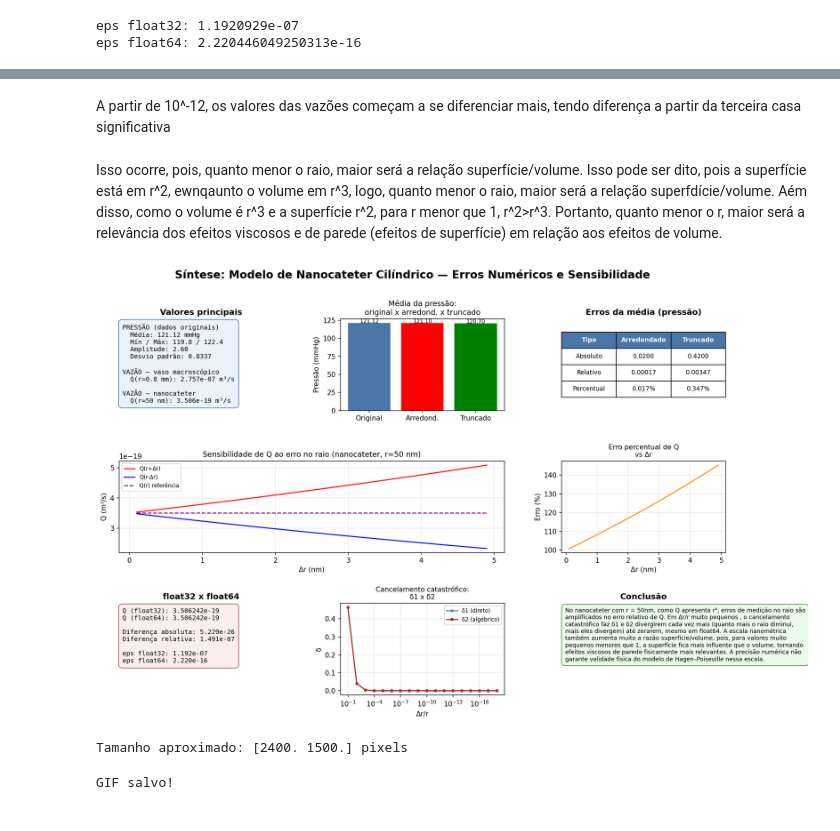
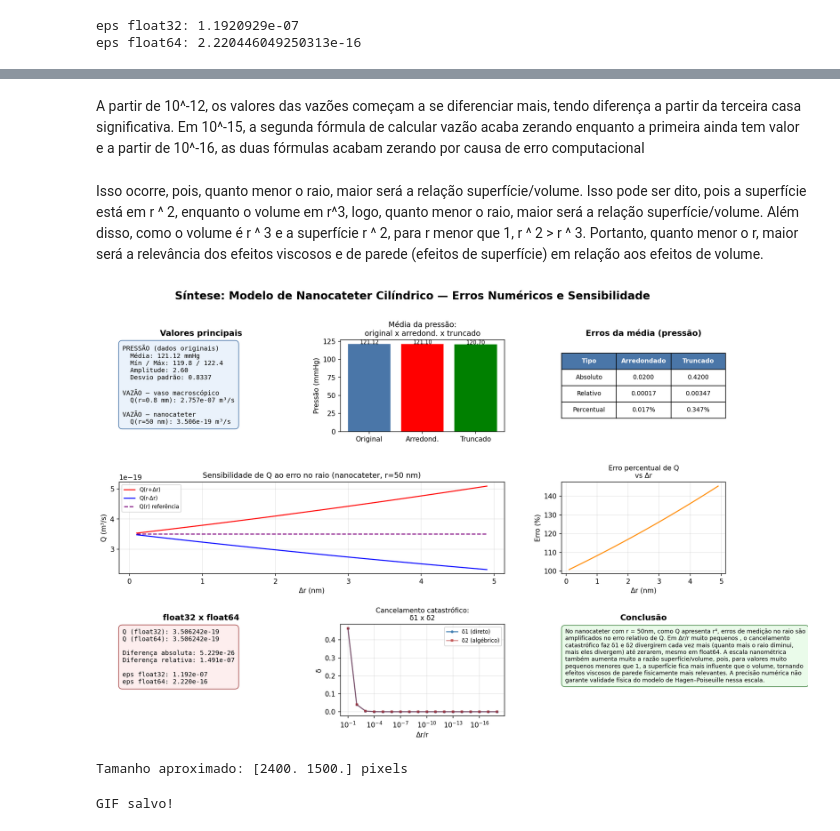
Before and after one commit to EduardoKenzoHayashi/CN-Lobosco, a Jupyter notebook: Atividade1.ipynb, the cells around one changed output, grey strips where cells are left out. Drawn from its saved outputs; the diff is of its cells as text; code cells hidden in the pictures.

```diff
--- a/Atividade1.ipynb
+++ b/Atividade1.ipynb
@@ -671,9 +675,9 @@ vaso2 - 0.0
 vaso1 - 0.0
 vaso2 - 0.0
 # %% [markdown]
-A partir de 10^-12, os valores das vazões começam a se diferenciar mais, tendo diferença a partir da terceira casa significativa
+A partir de 10^-12, os valores das vazões começam a se diferenciar mais, tendo diferença a partir da terceira casa significativa. Em 10^-15, a segunda fórmula de calcular vazão acaba zerando enquanto a primeira ainda tem valor e a partir de 10^-16, as duas fórmulas acabam zerando por causa de erro computacional
 # %% [markdown]
-Isso ocorre, pois, quanto menor o raio, maior será a relação superfície/volume. Isso pode ser dito, pois a superfície está em r^2, ewnqaunto o volume em r^3, logo, quanto menor o raio, maior será a relação superfdície/volume. Aém disso, como o volume é r^3 e a superfície r^2, para r menor que 1, r^2>r^3. Portanto, quanto menor o r, maior será a relevância dos efeitos viscosos e de parede (efeitos de superfície) em relação aos efeitos de volume.
+Isso ocorre, pois, quanto menor o raio, maior será a relação superfície/volume. Isso pode ser dito, pois a superfície está em r ^ 2, enquanto o volume em r^3, logo, quanto menor o raio, maior será a relação superfície/volume. Além disso, como o volume é r ^ 3 e a superfície r ^ 2, para r menor que 1, r ^ 2 > r ^ 3. Portanto, quanto menor o r, maior será a relevância dos efeitos viscosos e de parede (efeitos de superfície) em relação aos efeitos de volume.
 # %%
 import matplotlib.pyplot as plt
 import matplotlib.gridspec as gridspec
@@ -790,7 +794,7 @@ ax5.text(0.02, 0.95, texto5, transform=ax5.transAxes,
 # ---------------------------------------------------------------
 ax6 = fig.add_subplot(gs[2, 1])
 ax6.semilogx(deltarsobrer, vaso1, marker='o', ms=3, label="δ1 (direto)", color="steelblue")
-ax6.semilogx(deltarsobrer, vaso2, marker='s', ms=3, label="δ2 (algébrico)", color="firebrick")
+ax6.semilogx(deltarsobrer, vaso2, marker='s', ms=3,alpha = 0.5, label="δ2 (algébrico)", color="firebrick")
 ax6.set_title("Cancelamento catastrófico:\nδ1 x δ2", fontsize=10)
 ax6.set_xlabel("Δr/r")
 ax6.set_ylabel("δ")
@@ -798,34 +802,34 @@ ax6.invert_xaxis()
 ax6.legend(fontsize=8)
 ax6.grid(alpha=0.3, which='both')
 
 # ---------------------------------------------------------------
 # PAINEL 7 — Conclusão
 # ---------------------------------------------------------------
 ax7 = fig.add_subplot(gs[2, 2])
 ax7.axis('off')
 ax7.set_title("Conclusão", fontsize=12, fontweight='bold')
 conclusao = (
     "No nanocateter com r = 50nm, como Q apresenta r⁴, "
     "erros de medição no raio são amplificados "
     "no erro relativo de Q. Em Δr/r muito pequenos "
     ", o cancelamento catastrófico faz δ1 e "
     "δ2 divergirem cada vez mais (quanto mais o raio diminui, mais eles divergem) até zerarem, mesmo em float64. "
     "A escala nanométrica também aumenta muito a "
     "razão superfície/volume, pois, para valores muito pequenos menores que 1, a superfície fica mais influente que o volume, tornando efeitos "
     "viscosos de parede fisicamente mais relevantes. A "
     "precisão numérica não garante validade física "
     "do modelo de Hagen–Poiseuille nessa escala."
 )
 ax7.text(0.02, 0.95, conclusao, transform=ax7.transAxes,
          fontsize=8.5, va='top', ha='left', wrap=True,
          bbox=dict(boxstyle="round,pad=0.6", facecolor="#eafbea", edgecolor="#4a8a4a"))
 
 plt.savefig("sintese_nanocateter.png", dpi=150, bbox_inches='tight')
 plt.show()
 
 print("Tamanho aproximado:", fig.get_size_inches() * fig.dpi, "pixels")
 # %% [output]
-[figure, old version]
+[figure, new version]
 Tamanho aproximado: [2400. 1500.] pixels
 # %%
 import numpy as np
```
Also changed, not shown: parts of 5 cells of this notebook.
